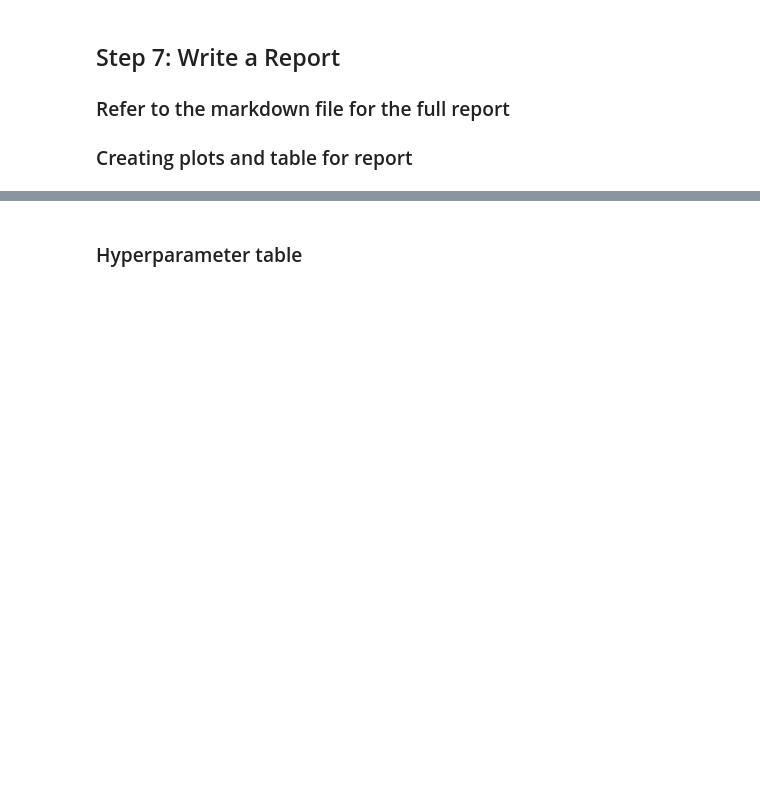
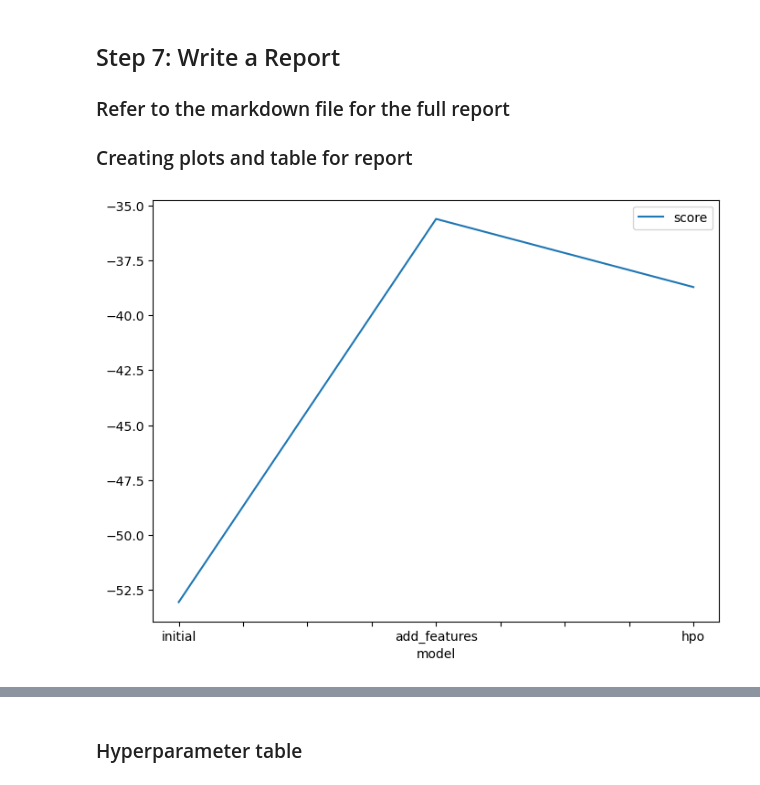
Before and after one commit to o7k7/bike-sharing-prediction, a Jupyter notebook: project/project-template.ipynb, the cells around one changed output, grey strips where cells are left out. Saved outputs shown, nothing was run; the diff lists cells and outputs as text; code cells hidden in the pictures; blank space fills up the shorter version.

```diff
--- a/project/project-template.ipynb
+++ b/project/project-template.ipynb
@@ -205,13 +663,15 @@ submission_new_hpo.to_csv("submission_new_hpo.csv", index=False)
 # %%
 # Taking the top model score from each training run and creating a line plot to show improvement
 # You can create these in the notebook and save them to PNG or use some other tool (e.g. google sheets, excel)
 fig = pd.DataFrame(
     {
         "model": ["initial", "add_features", "hpo"],
-        "score": [?, ?, ?]
+        "score": [-53.050143, -35.618306, -38.718382]
     }
 ).plot(x="model", y="score", figsize=(8, 6)).get_figure()
 fig.savefig('model_train_score.png')
+# %% [output]
+[figure, added]
 # %%
 # Take the 3 kaggle scores and creating a line plot to show improvement
 fig = pd.DataFrame(
```
Also changed, not shown: parts of 48 cells of this notebook.
